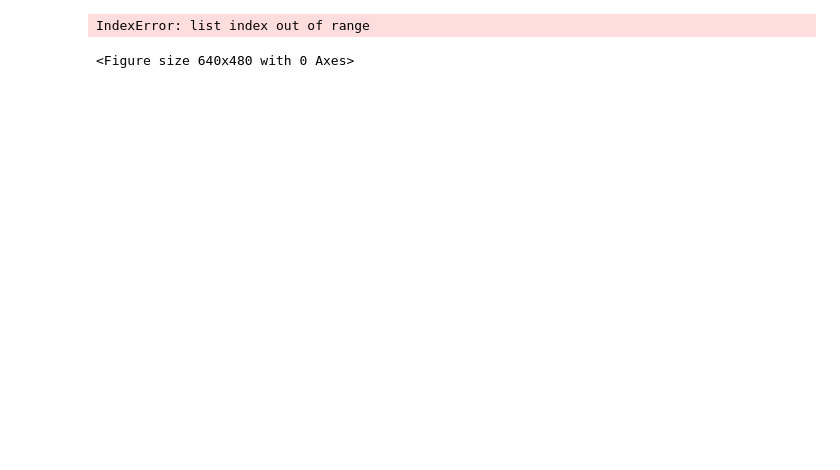
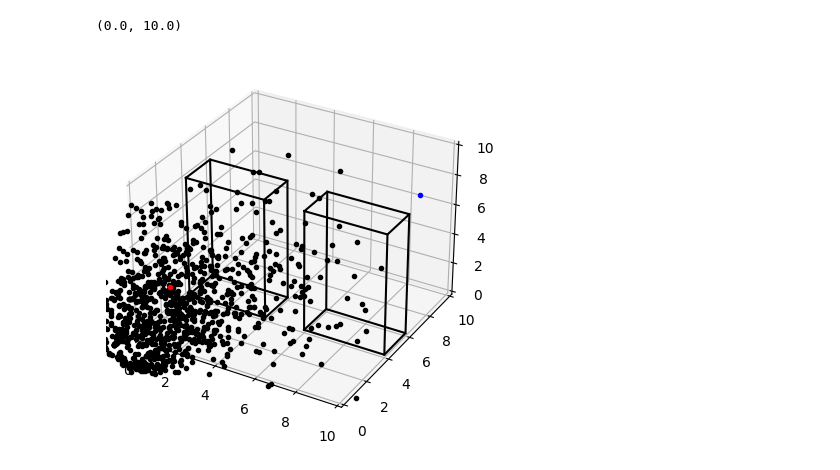
Before and after one commit to jeffersonkim97/cognis_UAM, a Jupyter notebook: script/3D/3DRRT.ipynb, the cells around one changed output. Drawn from its saved outputs; the diff is of its cells as text; code cells hidden in the pictures; blank space fills up the shorter version.

```diff
--- a/script/3D/3DRRT.ipynb
+++ b/script/3D/3DRRT.ipynb
@@ -30,7 +30,7 @@ tol = 0.25
 trange = 5
 # %%
 # Other Settings
-K = 1 # number of verticies
+K = 1000 # number of verticies
 dQ = 2.5 # Incremental Distance
 # %%
 def rand_conf(rnt):
@@ -143,33 +156,37 @@ from mpl_toolkits.mplot3d import Axes3D
 from mpl_toolkits.mplot3d.art3d import Poly3DCollection
 # %%
 fig = plt.figure()
-#ax = plt.axes(projection='3d')
-ax = Axes3D(fig)
+ax = plt.axes(projection='3d')
 
 for nb in range(building['nb']):
     b = building[str(nb)]['Polygon']
     bx = []
     by = []
     bz = []
-    for i in range(len(b)*2):
+    for i in range(len(b)+1):
         if i < len(b):
             bx.append(b[i][0])
             by.append(b[i][1])
             bz.append(building[str(nb)]['height'])
         else:
-            bx.append(b[i][0])
-            by.append(b[i][1])
-            bz.append(0)
-    print(bx, by, bz)
-    verts = [zip(bx, by, bz)]
-    ax.add_collection3d(Poly3DCollection(verts))
+            bx.append(b[i-len(b)][0])
+            by.append(b[i-len(b)][1])
+            bz.append(building[str(nb)]['height'])
+    ax.plot3D(bx, by, bz, '-k')
+    ax.plot3D(bx, by, np.zeros(len(b)+1,), '-k')
+
+    for i in range(len(b)):
+        ax.plot3D([bx[i], bx[i]], [by[i], by[i]], [0, building[str(nb)]['height']], '-k')
 
 for kk in range(len(G['node'])):
     qcurr = G['node'][kk]
     ax.plot3D(qcurr[0], qcurr[1], qcurr[2], '.k')
 
 ax.plot3D(x0[0], x0[1], x0[2], '.r')
 ax.plot3D(xf[0], xf[1], xf[2], '.b')
+ax.set_xlim(map_size[0], map_size[1])
+ax.set_ylim(map_size[2], map_size[3])
+ax.set_zlim(map_size[4], map_size[5])
 # %% [output]
-IndexError: list index out of range
+(0.0, 10.0)
-<Figure size 640x480 with 0 Axes>
+[figure, added]
```
Also changed, not shown: parts of 1 cell of this notebook.
